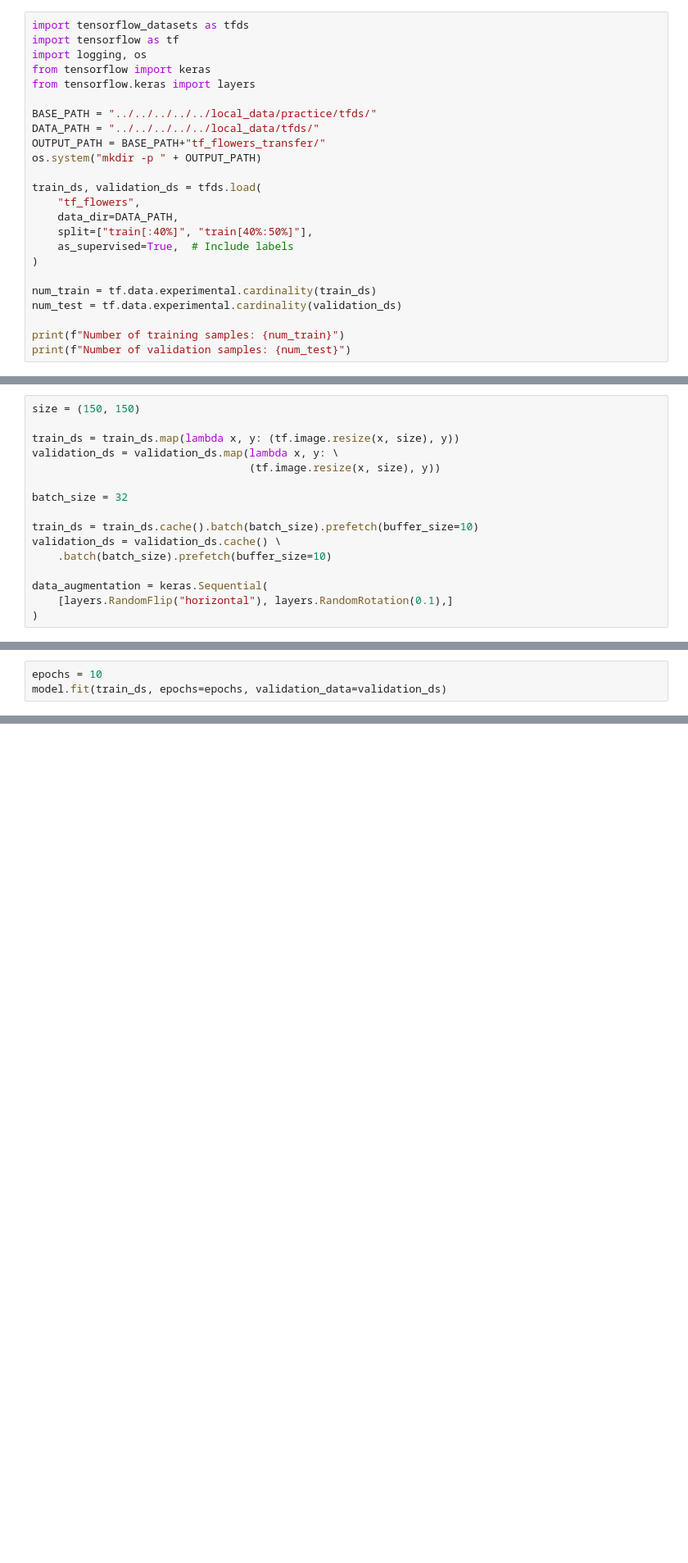
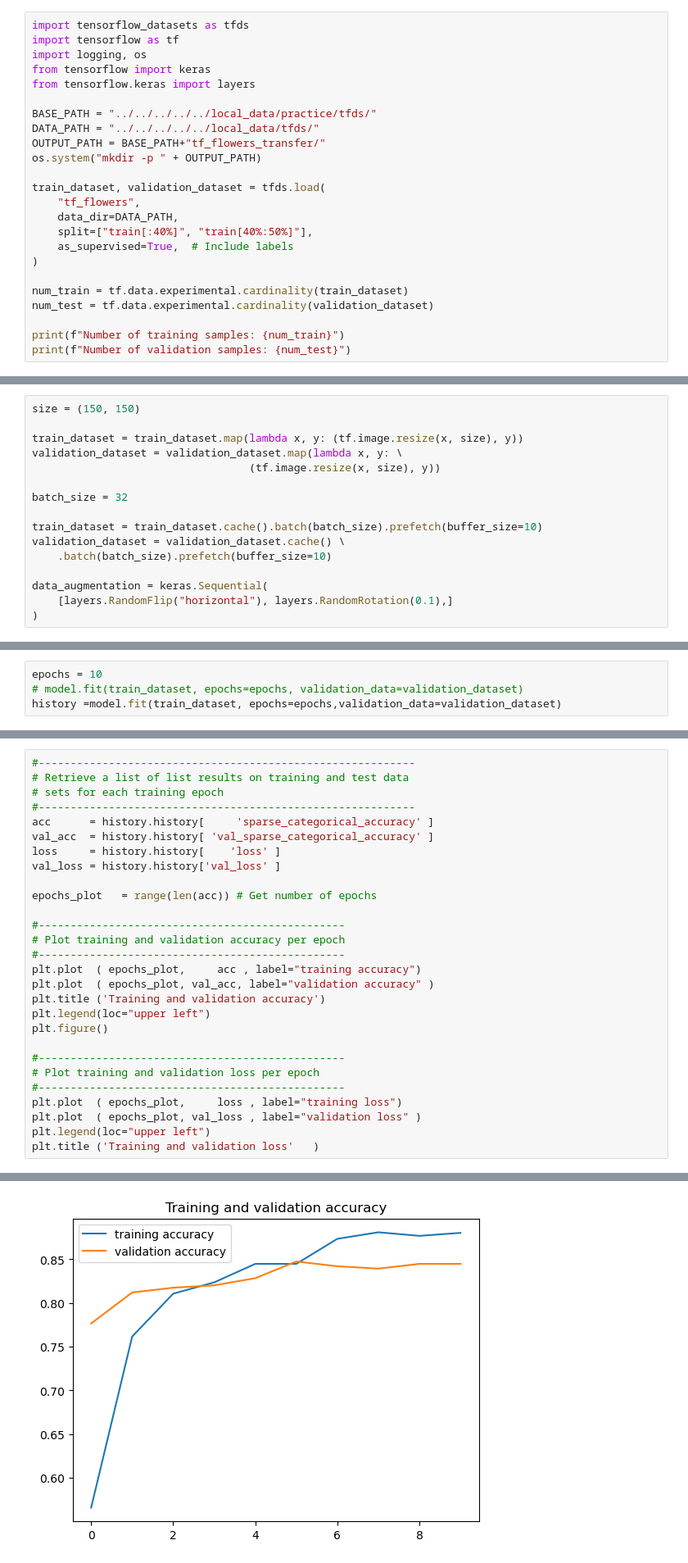
Before and after one commit to atmelino/learn, a Jupyter notebook: ai/practice/tfds/tf_flowers_transfer/tf_flowers_transfer_fit_jh.ipynb, the cells around one changed output, grey strips where cells are left out. Shown: that part at 82% size. Cells and saved outputs as stored; diff of their text form; blank space fills up the shorter version.

```diff
--- a/ai/practice/tfds/tf_flowers_transfer/tf_flowers_transfer_fit_jh.ipynb
+++ b/ai/practice/tfds/tf_flowers_transfer/tf_flowers_transfer_fit_jh.ipynb
@@ -10,15 +10,15 @@ DATA_PATH = "../../../../../local_data/tfds/"
 OUTPUT_PATH = BASE_PATH+"tf_flowers_transfer/"
 os.system("mkdir -p " + OUTPUT_PATH)
 
-train_ds, validation_ds = tfds.load(
+train_dataset, validation_dataset = tfds.load(
     "tf_flowers",
     data_dir=DATA_PATH,
     split=["train[:40%]", "train[40%:50%]"],
     as_supervised=True,  # Include labels
 )
 
-num_train = tf.data.experimental.cardinality(train_ds)
-num_test = tf.data.experimental.cardinality(validation_ds)
+num_train = tf.data.experimental.cardinality(train_dataset)
+num_test = tf.data.experimental.cardinality(validation_dataset)
 
 print(f"Number of training samples: {num_train}")
 print(f"Number of validation samples: {num_test}")
@@ -65,14 +40,14 @@ for i, (image, label) in enumerate(train_ds.take(9)):
 # %%
 size = (150, 150)
 
-train_ds = train_ds.map(lambda x, y: (tf.image.resize(x, size), y))
-validation_ds = validation_ds.map(lambda x, y: \
+train_dataset = train_dataset.map(lambda x, y: (tf.image.resize(x, size), y))
+validation_dataset = validation_dataset.map(lambda x, y: \
                                   (tf.image.resize(x, size), y))
 
 batch_size = 32
 
-train_ds = train_ds.cache().batch(batch_size).prefetch(buffer_size=10)
-validation_ds = validation_ds.cache() \
+train_dataset = train_dataset.cache().batch(batch_size).prefetch(buffer_size=10)
+validation_dataset = validation_dataset.cache() \
     .batch(batch_size).prefetch(buffer_size=10)
 
 data_augmentation = keras.Sequential(
@@ -143,6 +118,7 @@ model.compile(
 )
 # %%
 epochs = 10
-model.fit(train_ds, epochs=epochs, validation_data=validation_ds)
+# model.fit(train_dataset, epochs=epochs, validation_data=validation_dataset)
+history =model.fit(train_dataset, epochs=epochs,validation_data=validation_dataset)
 # %% [output]
 Epoch 1/10
@@ -175,0 +144,29 @@ Epoch 10/10
+# %%
+#-----------------------------------------------------------
+# Retrieve a list of list results on training and test data
+# sets for each training epoch
+#-----------------------------------------------------------
+acc      = history.history[     'sparse_categorical_accuracy' ]
+val_acc  = history.history[ 'val_sparse_categorical_accuracy' ]
+loss     = history.history[    'loss' ]
+val_loss = history.history['val_loss' ]
+
+epochs_plot   = range(len(acc)) # Get number of epochs
+
+#------------------------------------------------
+# Plot training and validation accuracy per epoch
+#------------------------------------------------
+plt.plot  ( epochs_plot,     acc , label="training accuracy")
+plt.plot  ( epochs_plot, val_acc, label="validation accuracy" )
+plt.title ('Training and validation accuracy')
+plt.legend(loc="upper left")
+plt.figure()
+
+#------------------------------------------------
+# Plot training and validation loss per epoch
+#------------------------------------------------
+plt.plot  ( epochs_plot,     loss , label="training loss")
+plt.plot  ( epochs_plot, val_loss , label="validation loss" )
+plt.legend(loc="upper left")
+plt.title ('Training and validation loss'   )
+# %% [output]
@@ -175,0 +174 @@ Epoch 10/10
+[figure, added]
```
Also changed, not shown: parts of 5 cells of this notebook.
